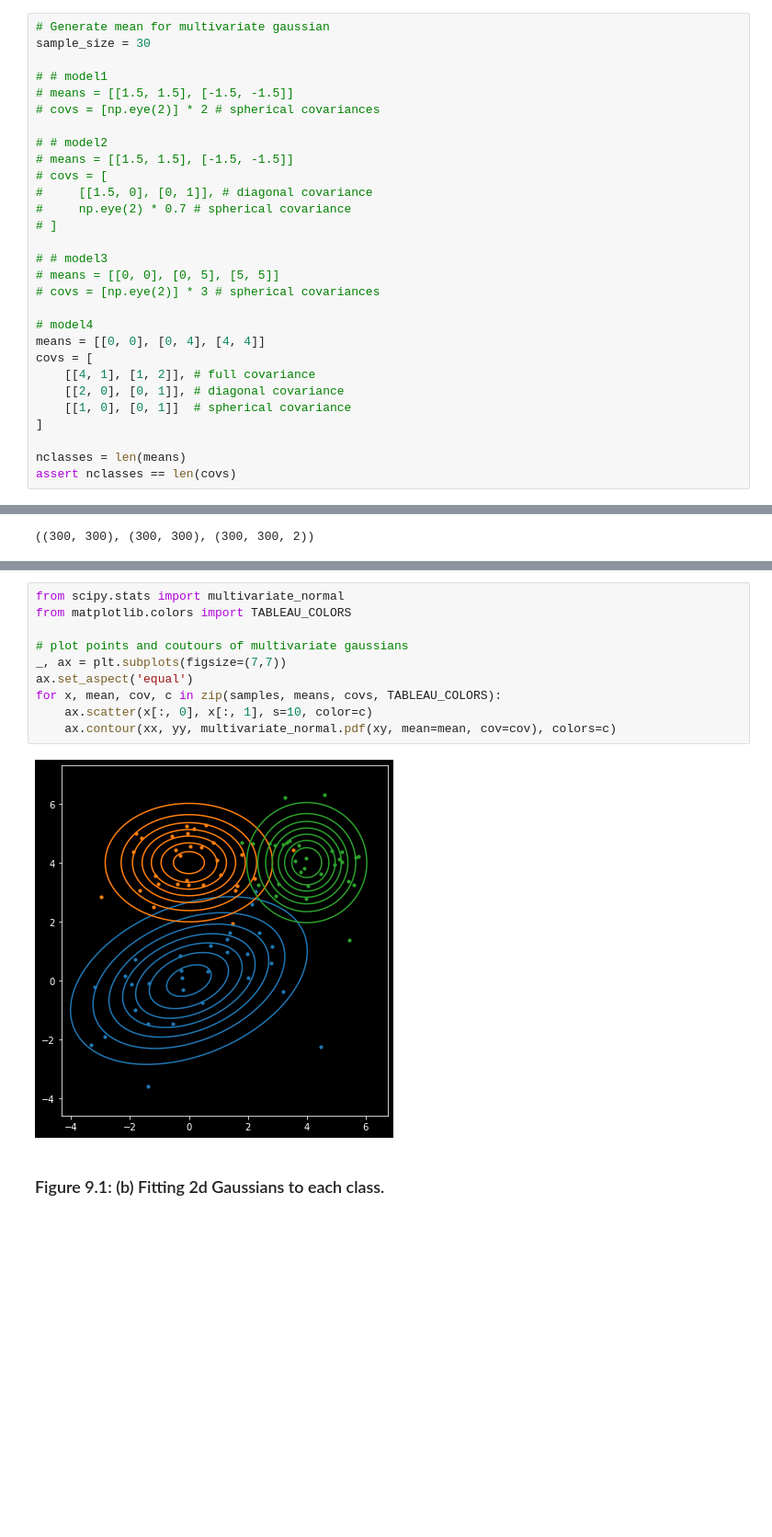
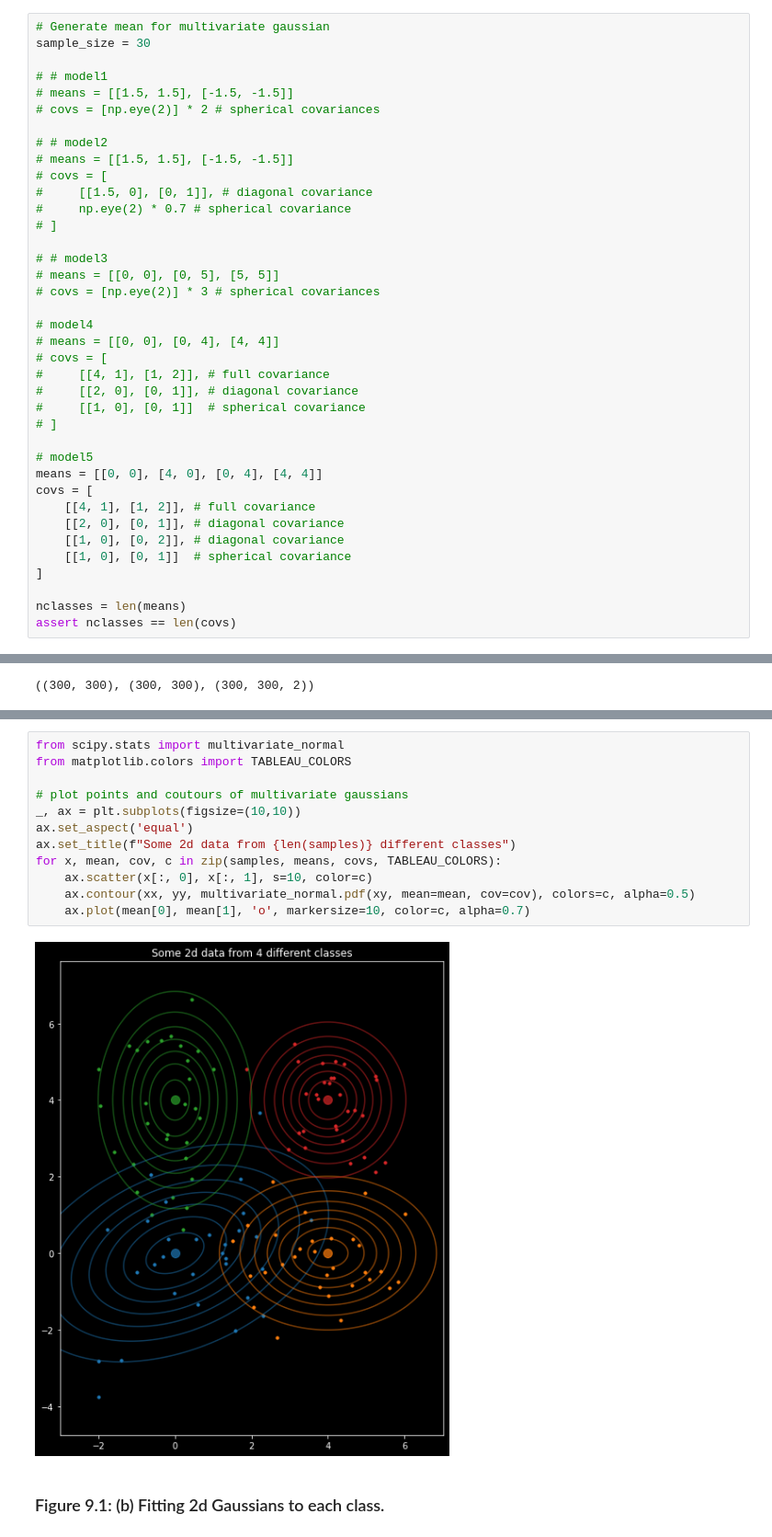
Before and after one commit to chofchof/probml, a Jupyter notebook: notebooks/book1/09/discrim_analysis_dboundaries_plot2.ipynb, the cells around one changed output, grey strips where cells are left out. Shown at 92% size. Drawn from its saved outputs; the diff is of its cells as text; blank space fills up the shorter version.

```diff
--- a/notebooks/book1/09/discrim_analysis_dboundaries_plot2.ipynb
+++ b/notebooks/book1/09/discrim_analysis_dboundaries_plot2.ipynb
@@ -29,10 +29,19 @@ sample_size = 30
 # covs = [np.eye(2)] * 3 # spherical covariances
 
 # model4
-means = [[0, 0], [0, 4], [4, 4]]
+# means = [[0, 0], [0, 4], [4, 4]]
+# covs = [
+#     [[4, 1], [1, 2]], # full covariance
+#     [[2, 0], [0, 1]], # diagonal covariance
+#     [[1, 0], [0, 1]]  # spherical covariance
+# ]
+
+# model5
+means = [[0, 0], [4, 0], [0, 4], [4, 4]]
 covs = [
     [[4, 1], [1, 2]], # full covariance
     [[2, 0], [0, 1]], # diagonal covariance
+    [[1, 0], [0, 2]], # diagonal covariance
     [[1, 0], [0, 1]]  # spherical covariance
 ]
 
@@ -96,14 +93,16 @@ xx.shape, yy.shape, xy.shape
 # %%
 from scipy.stats import multivariate_normal
 from matplotlib.colors import TABLEAU_COLORS
 
 # plot points and coutours of multivariate gaussians
-_, ax = plt.subplots(figsize=(7,7))
+_, ax = plt.subplots(figsize=(10,10))
 ax.set_aspect('equal')
+ax.set_title(f"Some 2d data from {len(samples)} different classes")
 for x, mean, cov, c in zip(samples, means, covs, TABLEAU_COLORS):
     ax.scatter(x[:, 0], x[:, 1], s=10, color=c)
-    ax.contour(xx, yy, multivariate_normal.pdf(xy, mean=mean, cov=cov), colors=c)
+    ax.contour(xx, yy, multivariate_normal.pdf(xy, mean=mean, cov=cov), colors=c, alpha=0.5)
+    ax.plot(mean[0], mean[1], 'o', markersize=10, color=c, alpha=0.7)
 # %% [output]
-[figure, old version]
+[figure, new version]
 # %% [markdown]
 ### Figure 9.1: (b) Fitting 2d Gaussians to each class.
```
Also changed, not shown: parts of 14 cells of this notebook, 1 other file.
